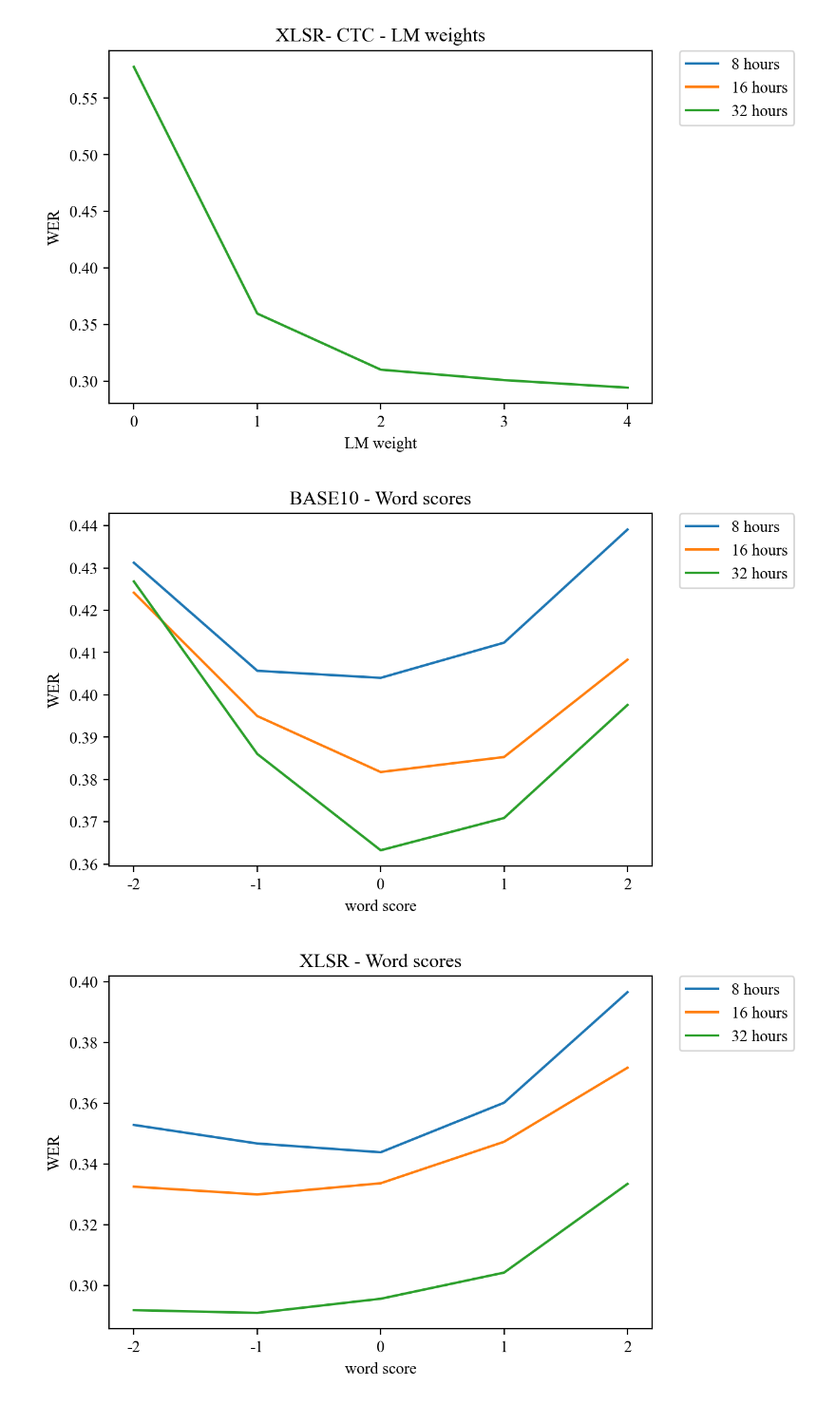
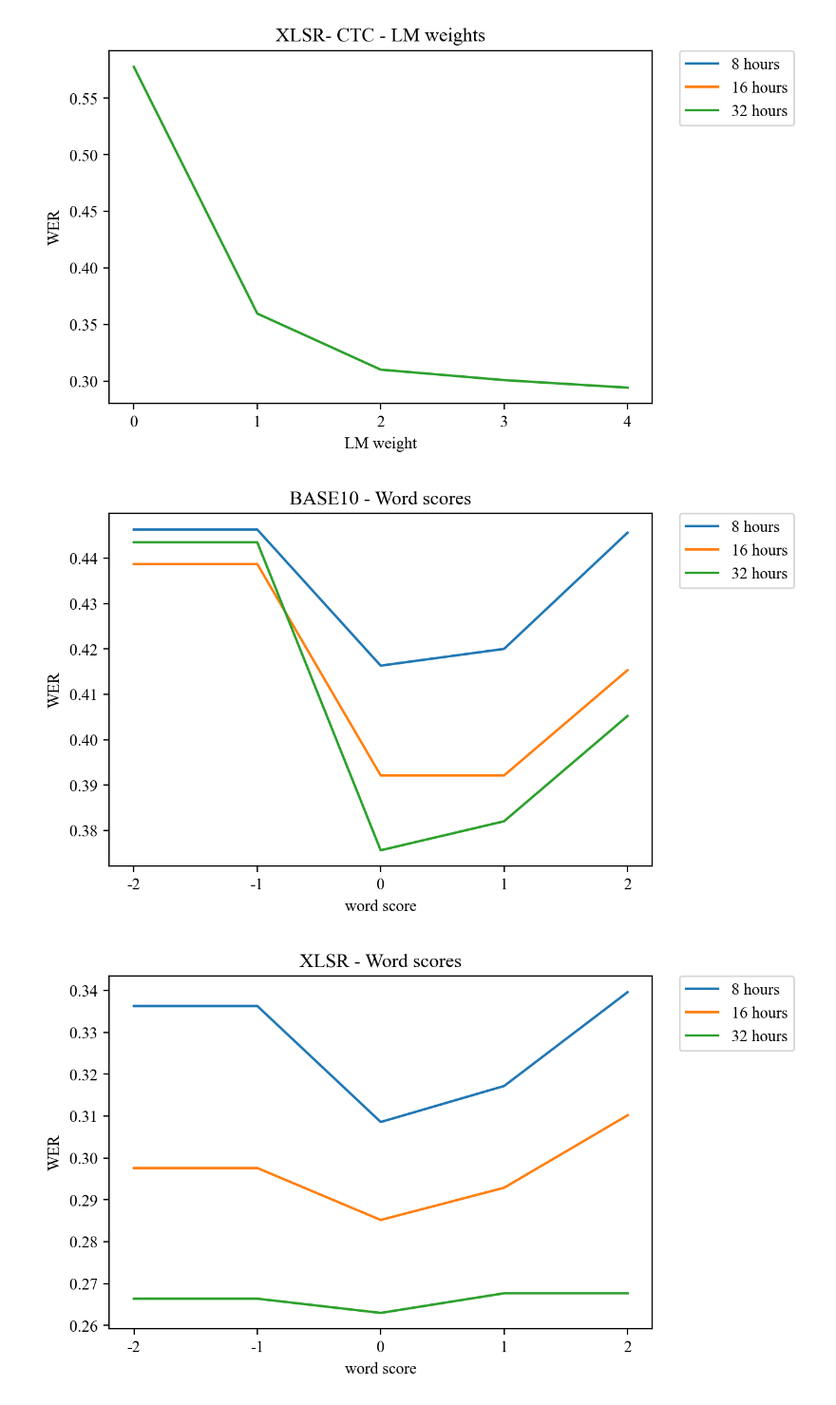
Before and after one commit to Thomaskolb/bsc-thesis, a Jupyter notebook: scripts/results/thesis-results.ipynb, the cells around one changed output. Shown at 95% size. Cells and saved outputs as stored; diff of their text form; code cells hidden in the pictures.

```diff
--- a/scripts/results/thesis-results.ipynb
+++ b/scripts/results/thesis-results.ipynb
@@ -140,11 +147,18 @@ plt.show()
 # %%
 # Fine-tuning xlsr - different LM weights - WER
 
+# old garbage
+# testset: 'test'
+# data = {
+#         '8 hours': [0.6963392471112948, 0.37624344263104365, 0.3467389678870892, 0.33877298079706636, 0.3514536005340823],
+#         '16 hours': [0.6645081139795997, 0.37090099214277134, 0.3299401487053767, 0.3226866753886695, 0.33754105735232176],
+#         '32 hours': [0.6087193931924592, 0.3374441803407259, 0.2909081629766042, 0.2758174330712207, 0.2729826513891402]
+#        }
 # testset: 'test'
 data = {
-        '8 hours': [0.6963392471112948, 0.37624344263104365, 0.3467389678870892, 0.33877298079706636, 0.3514536005340823],
-        '16 hours': [0.6645081139795997, 0.37090099214277134, 0.3299401487053767, 0.3226866753886695, 0.33754105735232176],
-        '32 hours': [0.6087193931924592, 0.3374441803407259, 0.2909081629766042, 0.2758174330712207, 0.2729826513891402]
+        '8 hours': [0.5991797539261778, 0.3480044013203961, 0.3363008902670801, 0.3466039811943583, 0.3736120836250875],
+        '16 hours': [0.5651695508652596, 0.32789836951085327, 0.29758927678303493, 0.30079023707112135, 0.33089926978093426],
+        '32 hours': [0.5350605181554466, 0.3036911073321997, 0.26637991397419225, 0.262778833650095, 0.2713814144243273]
        }
 
 fig, ax = plt.subplots()
@@ -188,13 +202,19 @@ plt.show()
 # %%
 # Fine-tuning base10 - different word scores - WER
 
+# old garbage
+# testset: 'test'
+# data = {
+#         '8 hours': [0.4312308786641041, 0.4056876739594236, 0.4040174476371503, 0.41233950446411727, 0.4390619509242079],
+#         '16 hours': [0.4241463660812583, 0.3949950689869304, 0.3817633490700113, 0.3853108197624748, 0.40831050499950594],
+#         '32 hours': [0.42679490237207707, 0.3860400177398728, 0.36327317502963746, 0.37090529099844527, 0.39761084017397336]
+#        }
 # testset: 'test'
 data = {
-        '8 hours': [0.4312308786641041, 0.4056876739594236, 0.4040174476371503, 0.41233950446411727, 0.4390619509242079],
-        '16 hours': [0.4241463660812583, 0.3949950689869304, 0.3817633490700113, 0.3853108197624748, 0.40831050499950594],
-        '32 hours': [0.42679490237207707, 0.3860400177398728, 0.36327317502963746, 0.37090529099844527, 0.39761084017397336]
+        '8 hours': [0.44633390017005103, 0.44633390017005103, 0.4163248974692408, 0.42002600780234073, 0.44563369010703213],
+        '16 hours': [0.43873161948584577, 0.43873161948584577, 0.3921176352905872, 0.3921176352905872, 0.4153245973792138],
+        '32 hours': [0.44353305991797537, 0.44353305991797537, 0.37561268380514157, 0.3820146043813144, 0.405221566469941]
        }
-
 fig, ax = plt.subplots()
 for key in data:
     ax.plot(data[key], label=key)
@@ -205,28 +225,35 @@ plt.xticks(list(range(5)), [-2, -1, 0, 1, 2])
 ax.legend(bbox_to_anchor=(1.05, 1), loc='upper left', borderaxespad=0.)
 plt.show()
 # %% [output]
-[figure, old version]
+[figure, new version]
 # %%
 # Fine-tuning xlsr - different word scores - WER
 
+# old garbage
+# testset: 'test'
+# data = {
+#         '8 hours': [0.352854446488004, 0.3467389678870892, 0.3438462381980294, 0.3601868959505617, 0.39659838720409396],
+#         '16 hours': [0.332518563361415, 0.3299401487053767, 0.33363667681442516, 0.3473113137938323, 0.3717126461653541],
+#         '32 hours': [0.2918336312950643, 0.2909081629766042, 0.2955821695328123, 0.30419611652998246, 0.33342532042794876]
+#        }
 # testset: 'test'
 data = {
-        '8 hours': [0.352854446488004, 0.3467389678870892, 0.3438462381980294, 0.3601868959505617, 0.39659838720409396],
-        '16 hours': [0.332518563361415, 0.3299401487053767, 0.33363667681442516, 0.3473113137938323, 0.3717126461653541],
-        '32 hours': [0.2918336312950643, 0.2909081629766042, 0.2955821695328123, 0.30419611652998246, 0.33342532042794876]
+        '8 hours': [0.3363008902670801, 0.3363008902670801, 0.308592577773332, 0.31719515854756425, 0.33960188056416923],
+        '16 hours': [0.29758927678303493, 0.29758927678303493, 0.2851855556667, 0.292887866359908, 0.3101930579173752],
+        '32 hours': [0.26637991397419225, 0.26637991397419225, 0.26297889366810046, 0.2676803040912274, 0.2676803040912274]
        }
 
 fig, ax = plt.subplots()
 for key in data:
     ax.plot(data[key], label=key)
 plt.title('XLSR - Word scores')
 plt.xlabel('word score')
 plt.ylabel('WER')
 plt.xticks(list(range(5)), [-2, -1, 0, 1, 2])
 ax.legend(bbox_to_anchor=(1.05, 1), loc='upper left', borderaxespad=0.)
 plt.show()
 # %% [output]
-[figure, old version]
+[figure, new version]
 # %%
 # Fine-tuning xlsr - ctc - different word scores - WER
 
```
Also changed, not shown: parts of 5 cells of this notebook, 1 other file.
